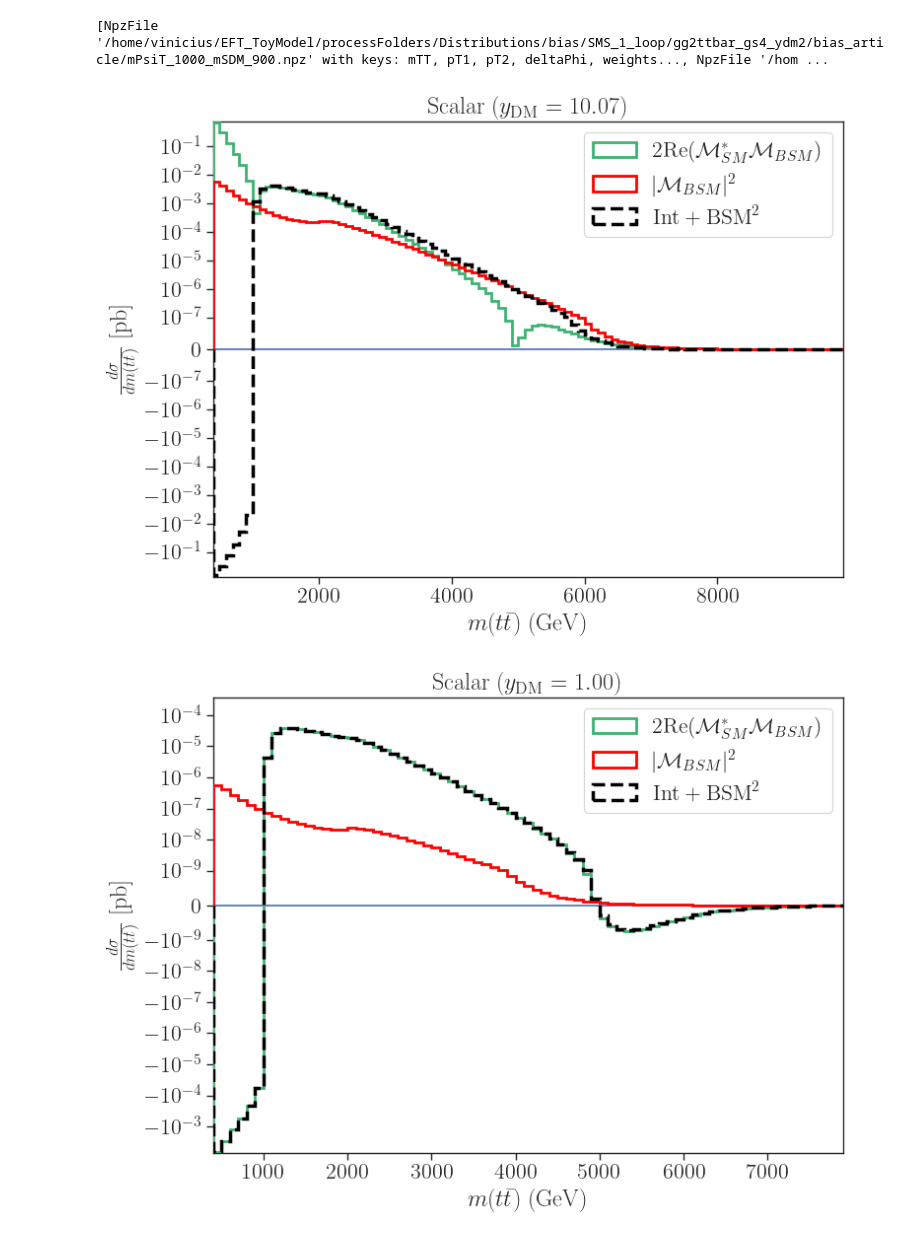
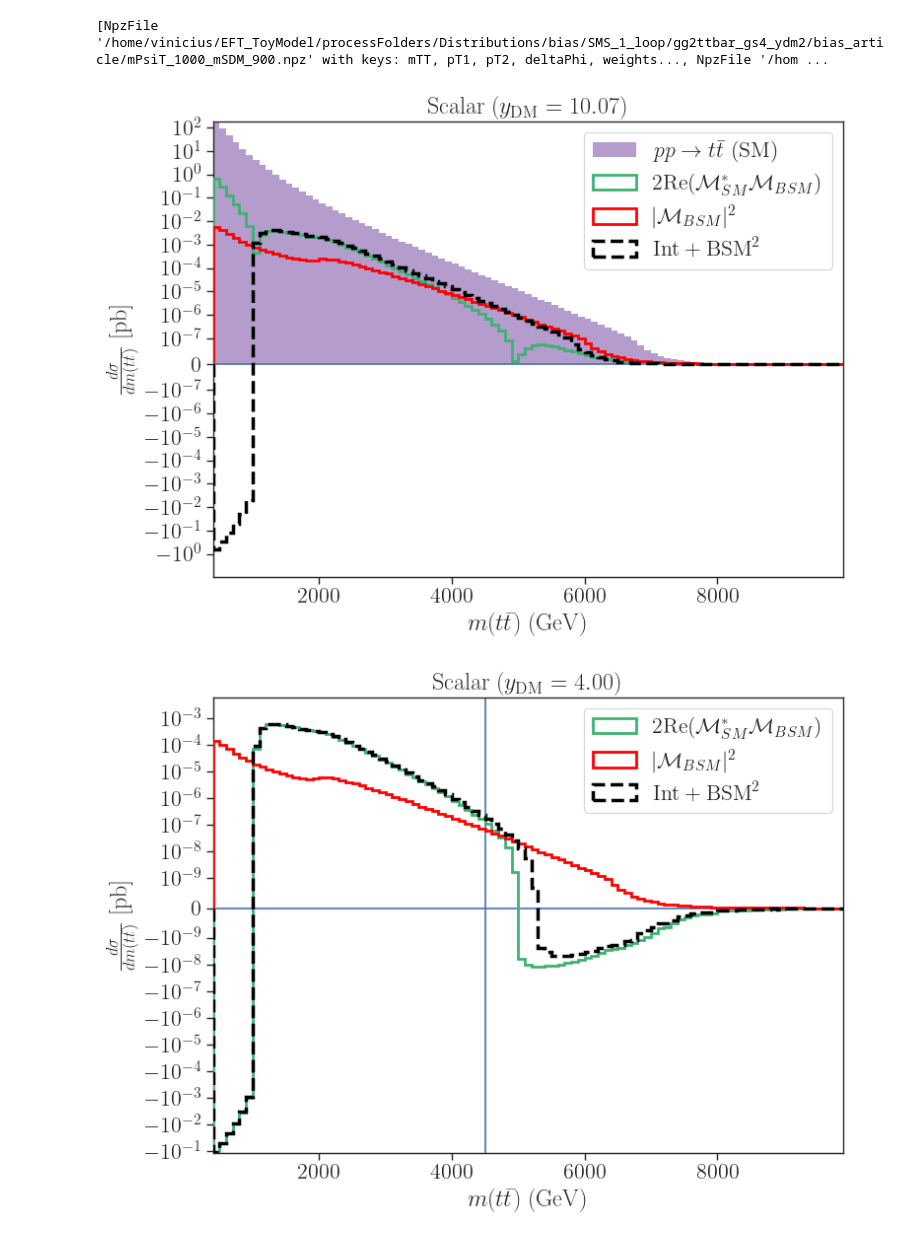
Before and after one commit to viniciusrocca/EFT_ToyModel, a Jupyter notebook: Plots/int_pureBSM.ipynb, the cells around one changed output. Drawn from its saved outputs; the diff is of its cells as text; code cells hidden in the pictures.

Commit message:
Trying to understand the negative weights using the amplitude at specific points at phase space

```diff
--- a/Plots/int_pureBSM.ipynb
+++ b/Plots/int_pureBSM.ipynb
@@ -101,3 +101,18 @@ def get_color_by_mass(model, mass):
     # --- DEFAULT ---
     else:
         return 'black'
+# %%
+#Reading files with bias
+sm_files = list(glob.glob('/home/vinicius/EFT_ToyModel/processFolders/Distributions/bias/sm/pp2ttbar_gs4/*.npz'))
+sm_files = list(glob.glob('/home/vinicius/EFT_ToyModel/processFolders/Distributions/bias/sm/pp2ttbar/*/*.npz'))
+data_sm_exp = []
+
+#Loading the distributions
+for f in  sm_files:
+    aux = np.load(f, allow_pickle = True)
+    data_sm_exp.append(aux)
+
+
+
+data_sm_exp = sorted(data_sm_exp, key=lambda d: d['mass_params'][0])
+print(data_sm_exp[0]['process'])
@@ -160,6 +177,37 @@ bin_widths = np.diff(bins)
 ##############
 # Main Plot  #
 ##############
+
+labels_sm = []
+
+
+# Plotting the SM
+h_sm_total = np.zeros(len(bins)-1)
+hErr_sm_total_sq = np.zeros(len(bins)-1)
+
+for n, d in enumerate(data_sm_exp):
+    h, _ = np.histogram(d['mTT'], bins=bins, weights=d['weights'])
+    hErr_sq, _ = np.histogram(d['mTT'], bins=bins, weights=np.array(d['weights'])**2)
+
+    # Multiply heights by lum_scale, and variance by lum_scale^2
+    h_sm_total += h * lum_scale
+    hErr_sm_total_sq += hErr_sq * (lum_scale**2)
+
+process = r'$p p \to t \bar{t}$'
+model = 'SM'
+pmodels.append(r'%s (%s)' % (process, model))
+label_sm = pmodels[-1]
+labels_sm.append(label_sm)
+
+integral_sm = np.sum(h_sm_total/(n+1))
+h_sm = h_sm_total/(n+1)
+hErr_sm = np.sqrt(hErr_sm_total_sq/((n+1)**2) + (sm_err*h_sm)**2)
+
+ax.hist(
+    bins[:-1], weights=np.abs(h_sm), label=label_sm, bins=bins,
+    color=sns.color_palette('Paired')[9], alpha=0.5, histtype='step',
+    linewidth=0, fill=True, zorder=0
+)
 
 pmodels = []
 bsm_hists, bsm_errs, bsm_labels, bsm_colors = [], [], [], []
@@ -232,34 +280,34 @@ ax.hist(
     linewidth=2, fill=False, zorder=3
 )
 
 # -------------------------------------------------------------
 # Sum of Interference + Pure BSM
 # -------------------------------------------------------------
 if h_interference is not None:
     h_sum = h_interference + h_pure
 
     ax.hist(
         bins[:-1], weights=h_sum, label=r'$\mathrm{Int} + \mathrm{BSM}^2$', bins=bins,
         color='black', linestyle='--', alpha=1.0, histtype='step',
         linewidth=2.5, fill=False, zorder=4
     )
 ax.axhline(y=0)
 ax.set_yscale('symlog',linthresh = 1e-7)
 
 # Axes and formatting
 ax.set_ylabel(r'$\frac{d\sigma}{dm(t\bar{t})}$ [pb]')
 ax.set_xlabel(r'$m(t\bar{t})$ (GeV)')
 ax.set_xlim(bins.min(), bins.max())
 ax.legend()
 
 # Fixed Title string formatting
 ax.set_title(rf"Scalar ($y_{{\mathrm{{DM}}}}={y_DM.get('1-loop Scalar', 1.0):.2f}$)")
 
 plt.tight_layout()
 #plt.savefig('Dists_comparison_interference.png')
 plt.show()
 # %% [output]
-[figure, old version]
+[figure, new version]
 # %%
 ################
 # SM err (%)   #
@@ -289,7 +337,7 @@ if mPsiT < 600:
 elif mPsiT < 1000:
     bins = np.arange(500., 4000., 75.)
 else:
-    bins = np.arange(400., 8000., 100.)
+    bins = np.arange(400., 10000., 100.)
 
 x = (bins[:-1] + bins[1:]) / 2.0
 bin_widths = np.diff(bins)
@@ -302,7 +350,7 @@ pmodels = []
 bsm_hists, bsm_errs, bsm_labels, bsm_colors = [], [], [], []
 
 # Plotting the NLO BSM Data (Summing qq + gg for each model)
-y_DM = {'1-loop VLF': 6.0, '1-loop Scalar':  1.0}#1.006886e+01}
+y_DM = {'1-loop VLF': 6.0, '1-loop Scalar':  4.0}#1.006886e+01}
 #y_DM = {'1-loop VLF': 1.0, '1-loop Scalar': 3.06822e+00}
 
 # Initialize a variable to hold the interference array for the sum
@@ -381,6 +429,7 @@ if h_interference is not None:
         linewidth=2.5, fill=False, zorder=4
     )
 ax.axhline(y=0)
+ax.axvline(x=4500)
 ax.set_yscale('symlog',linthresh = 1e-9)
 
 # Axes and formatting
@@ -396,4 +445,4 @@ plt.tight_layout()
 #plt.savefig('Dists_comparison_interference.png')
 plt.show()
 # %% [output]
-[figure, old version]
+[figure, new version]
```
Also changed, not shown: parts of 1 cell of this notebook, 2 other files.
